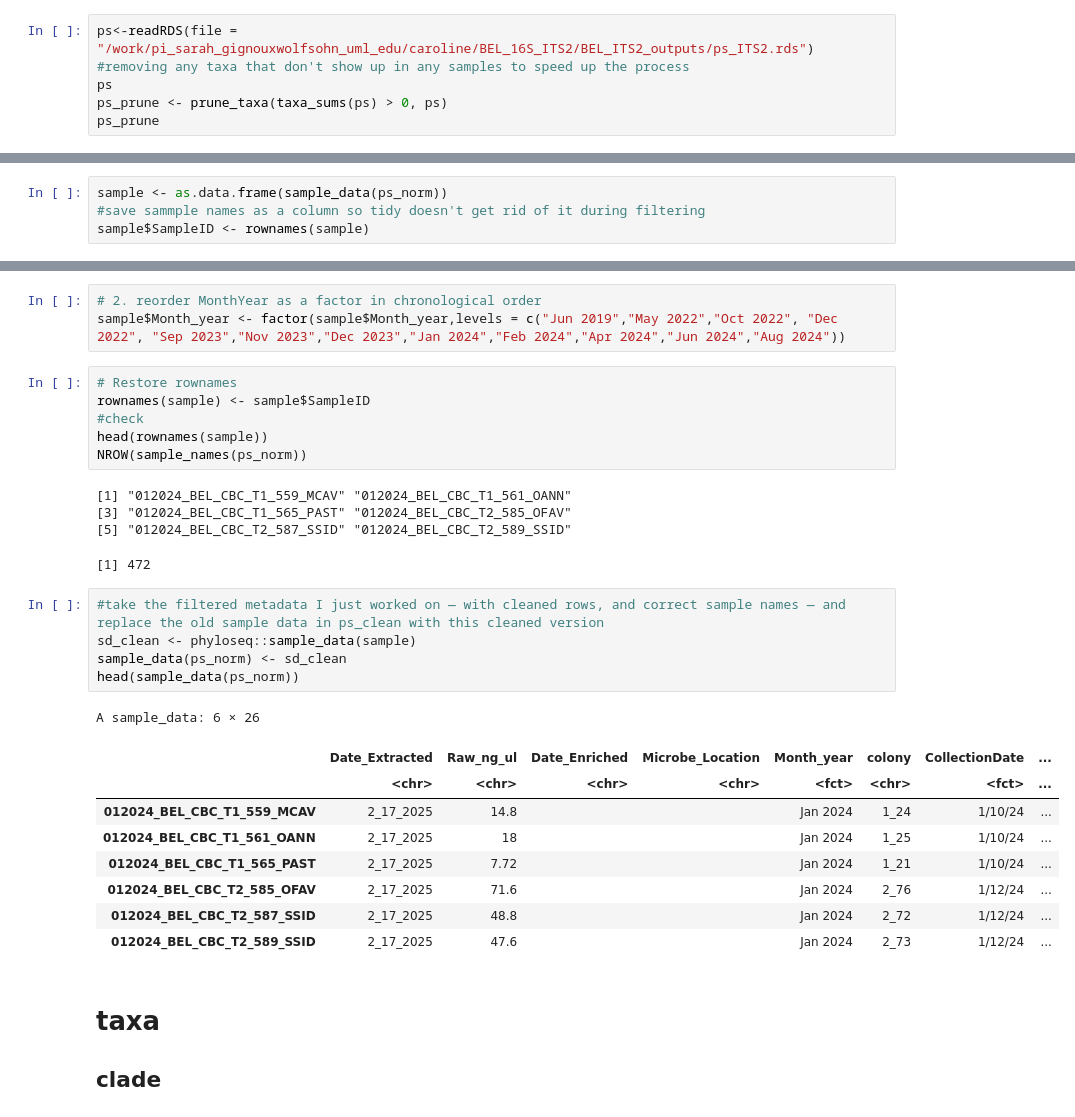
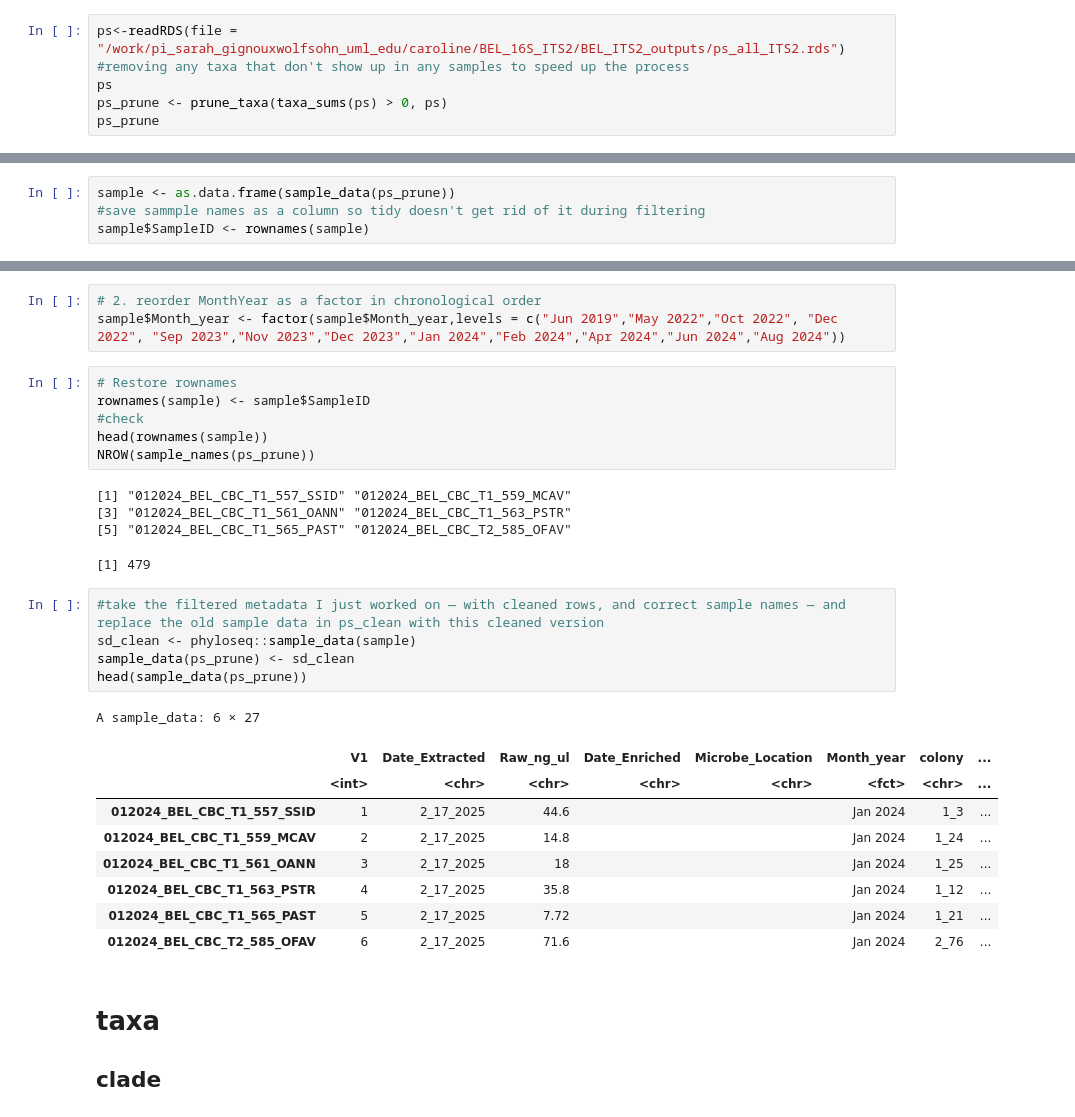
Before and after one commit to cdesouza02/BEL_16S_ITS2, a Jupyter notebook: BEL_ITS2_outputs/clades.ipynb, the cells around one changed output, grey strips where cells are left out. Cells and saved outputs as stored; diff of their text form.

```diff
--- a/BEL_ITS2_outputs/clades.ipynb
+++ b/BEL_ITS2_outputs/clades.ipynb
@@ -8,7 +8,7 @@ require(metacoder)
 require(vegan)
 require(DESeq2)
 # %%
-ps<-readRDS(file = "/work/pi_sarah_gignouxwolfsohn_uml_edu/caroline/BEL_16S_ITS2/BEL_ITS2_outputs/ps_ITS2.rds")
+ps<-readRDS(file = "/work/pi_sarah_gignouxwolfsohn_uml_edu/caroline/BEL_16S_ITS2/BEL_ITS2_outputs/ps_all_ITS2.rds")
 #removing any taxa that don't show up in any samples to speed up the process
 ps
 ps_prune <- prune_taxa(taxa_sums(ps) > 0, ps)
@@ -40,5 +43,5 @@ sample <- pssd2veg(ps_norm)
 # %%
-sample <- as.data.frame(sample_data(ps_norm))
+sample <- as.data.frame(sample_data(ps_prune))
 #save sammple names as a column so tidy doesn't get rid of it during filtering
 sample$SampleID <- rownames(sample)
 # %% [markdown]
@@ -51,26 +54,26 @@ sample$Month_year <- factor(sample$Month_year,levels = c("Jun 2019","May 2022","
 rownames(sample) <- sample$SampleID
 #check
 head(rownames(sample))
-NROW(sample_names(ps_norm))
+NROW(sample_names(ps_prune))
 # %% [output]
-[1] "012024_BEL_CBC_T1_559_MCAV" "012024_BEL_CBC_T1_561_OANN"
-[3] "012024_BEL_CBC_T1_565_PAST" "012024_BEL_CBC_T2_585_OFAV"
-[5] "012024_BEL_CBC_T2_587_SSID" "012024_BEL_CBC_T2_589_SSID"
+[1] "012024_BEL_CBC_T1_557_SSID" "012024_BEL_CBC_T1_559_MCAV"
+[3] "012024_BEL_CBC_T1_561_OANN" "012024_BEL_CBC_T1_563_PSTR"
+[5] "012024_BEL_CBC_T1_565_PAST" "012024_BEL_CBC_T2_585_OFAV"
-[1] 472
+[1] 479
 # %%
 #take the filtered metadata I just worked on — with cleaned rows, and correct sample names — and replace the old sample data in ps_clean with this cleaned version
 sd_clean <- phyloseq::sample_data(sample)
-sample_data(ps_norm) <- sd_clean
-head(sample_data(ps_norm))
+sample_data(ps_prune) <- sd_clean
+head(sample_data(ps_prune))
 # %% [output]
-A sample_data: 6 × 26
+A sample_data: 6 × 27
-|  | Date_Extracted | Raw_ng_ul | Date_Enriched | Microbe_Location | Month_year | colony | CollectionDate | ... |
-|  | <chr> | <chr> | <chr> | <chr> | <fct> | <chr> | <fct> | ... |
-| 012024_BEL_CBC_T1_559_MCAV | 2_17_2025 | 14.8 |  |  | Jan 2024 | 1_24 | 1/10/24 | ... |
-| 012024_BEL_CBC_T1_561_OANN | 2_17_2025 | 18 |  |  | Jan 2024 | 1_25 | 1/10/24 | ... |
-| 012024_BEL_CBC_T1_565_PAST | 2_17_2025 | 7.72 |  |  | Jan 2024 | 1_21 | 1/10/24 | ... |
-| 012024_BEL_CBC_T2_585_OFAV | 2_17_2025 | 71.6 |  |  | Jan 2024 | 2_76 | 1/12/24 | ... |
-| 012024_BEL_CBC_T2_587_SSID | 2_17_2025 | 48.8 |  |  | Jan 2024 | 2_72 | 1/12/24 | ... |
-| 012024_BEL_CBC_T2_589_SSID | 2_17_2025 | 47.6 |  |  | Jan 2024 | 2_73 | 1/12/24 | ... |
+|  | V1 | Date_Extracted | Raw_ng_ul | Date_Enriched | Microbe_Location | Month_year | colony | ... |
+|  | <int> | <chr> | <chr> | <chr> | <chr> | <fct> | <chr> | ... |
+| 012024_BEL_CBC_T1_557_SSID | 1 | 2_17_2025 | 44.6 |  |  | Jan 2024 | 1_3 | ... |
+| 012024_BEL_CBC_T1_559_MCAV | 2 | 2_17_2025 | 14.8 |  |  | Jan 2024 | 1_24 | ... |
+| 012024_BEL_CBC_T1_561_OANN | 3 | 2_17_2025 | 18 |  |  | Jan 2024 | 1_25 | ... |
+| 012024_BEL_CBC_T1_563_PSTR | 4 | 2_17_2025 | 35.8 |  |  | Jan 2024 | 1_12 | ... |
+| 012024_BEL_CBC_T1_565_PAST | 5 | 2_17_2025 | 7.72 |  |  | Jan 2024 | 1_21 | ... |
+| 012024_BEL_CBC_T2_585_OFAV | 6 | 2_17_2025 | 71.6 |  |  | Jan 2024 | 2_76 | ... |
 # %% [markdown]
 # taxa
```
Also changed, not shown: parts of 15 cells of this notebook.
